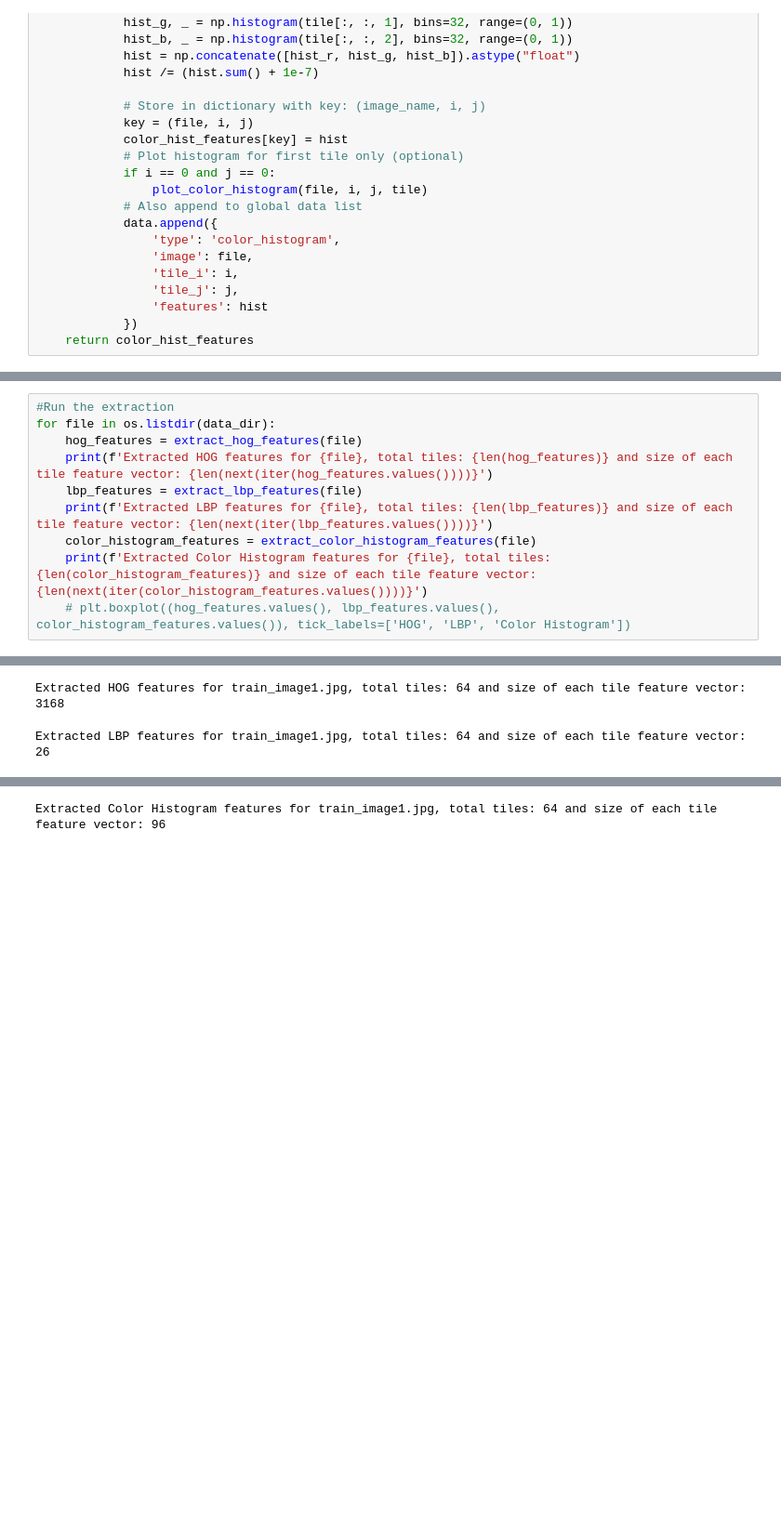
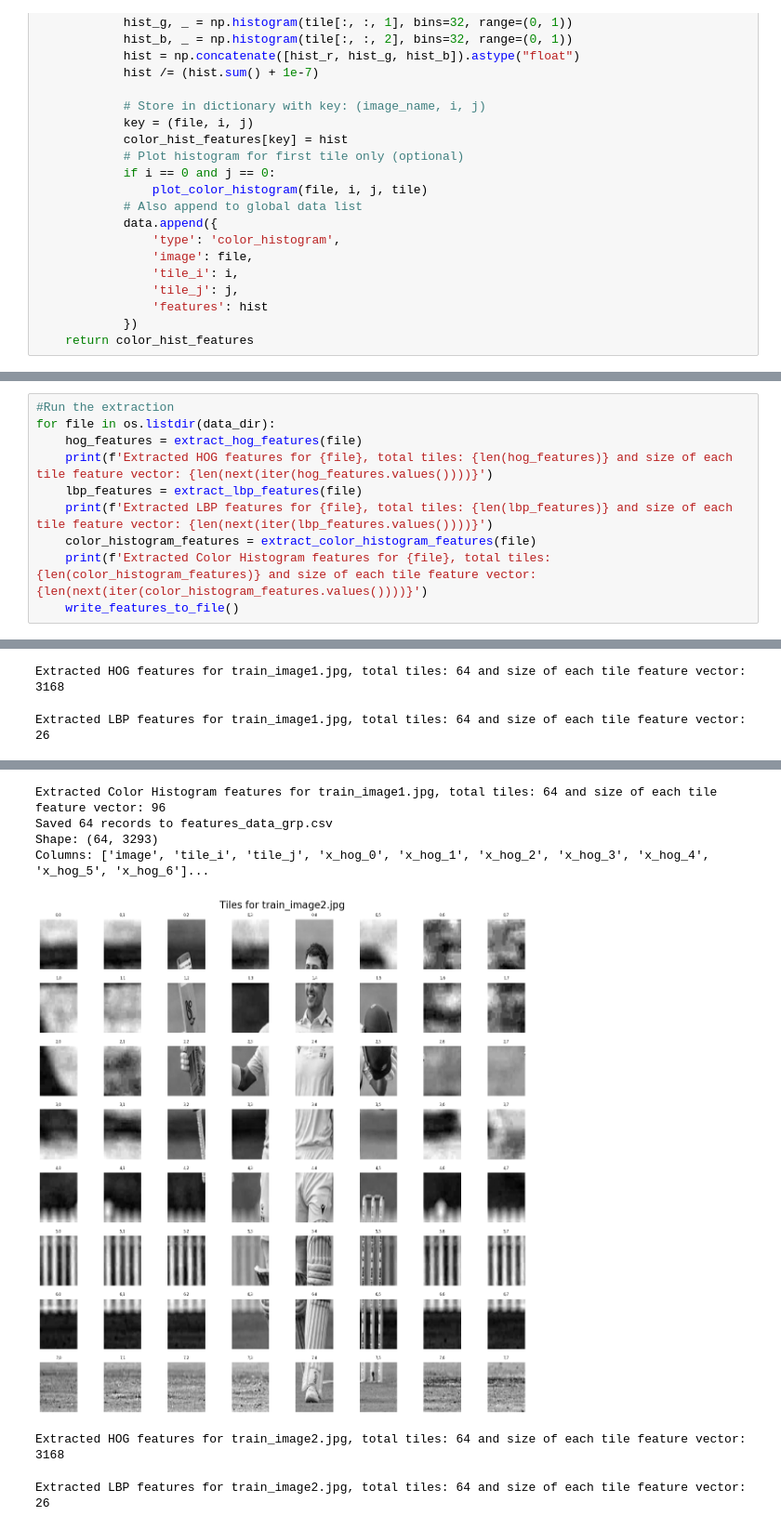
Before and after one commit to swapnilk0607/pml-project, a Jupyter notebook: notebooks/sushant07/object-detection/feature_extraction.ipynb, the cells around one changed output, grey strips where cells are left out. Shown at 93% size. Cells and saved outputs as stored; diff of their text form; blank space fills up the shorter version.

Commit message:
Added file write and sample model test with pca

```diff
--- a/notebooks/sushant07/object-detection/feature_extraction.ipynb
+++ b/notebooks/sushant07/object-detection/feature_extraction.ipynb
@@ -221,16 +276,22 @@ def extract_color_histogram_features(file):
 # %%
 #Run the extraction
 for file in os.listdir(data_dir):
     hog_features = extract_hog_features(file)
     print(f'Extracted HOG features for {file}, total tiles: {len(hog_features)} and size of each tile feature vector: {len(next(iter(hog_features.values())))}')
     lbp_features = extract_lbp_features(file)
     print(f'Extracted LBP features for {file}, total tiles: {len(lbp_features)} and size of each tile feature vector: {len(next(iter(lbp_features.values())))}')
     color_histogram_features = extract_color_histogram_features(file)
     print(f'Extracted Color Histogram features for {file}, total tiles: {len(color_histogram_features)} and size of each tile feature vector: {len(next(iter(color_histogram_features.values())))}')
-    # plt.boxplot((hog_features.values(), lbp_features.values(), color_histogram_features.values()), tick_labels=['HOG', 'LBP', 'Color Histogram'])
+    write_features_to_file()
 # %% [output]
 [figure]
 Extracted HOG features for train_image1.jpg, total tiles: 64 and size of each tile feature vector: 3168
 Extracted LBP features for train_image1.jpg, total tiles: 64 and size of each tile feature vector: 26
 [figure]
 Extracted Color Histogram features for train_image1.jpg, total tiles: 64 and size of each tile feature vector: 96
+Saved 64 records to features_data_grp.csv
+Shape: (64, 3293)
+Columns: ['image', 'tile_i', 'tile_j', 'x_hog_0', 'x_hog_1', 'x_hog_2', 'x_hog_3', 'x_hog_4', 'x_hog_5', 'x_hog_6']...
+[figure, added]
+Extracted HOG features for train_image2.jpg, total tiles: 64 and size of each tile feature vector: 3168
+Extracted LBP features for train_image2.jpg, total tiles: 64 and size of each tile feature vector: 26
```
Also changed, not shown: parts of 4 cells of this notebook, 14 other files.
